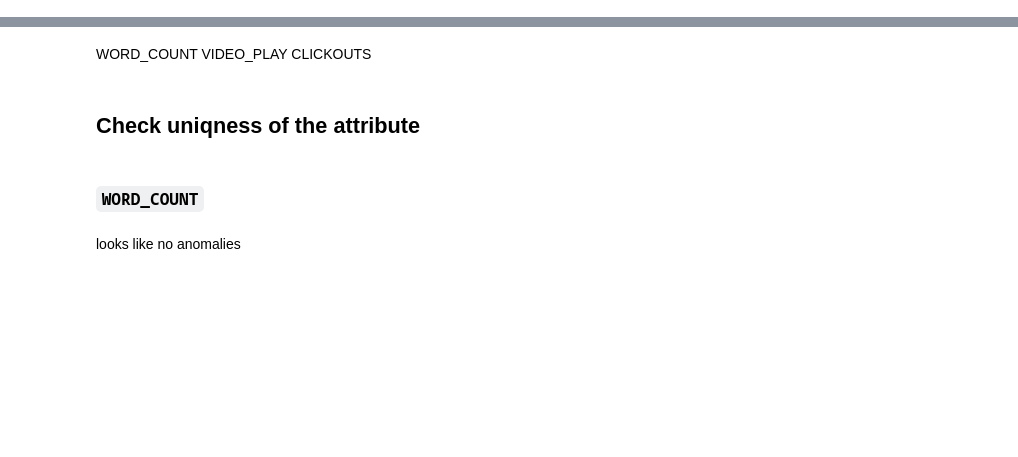
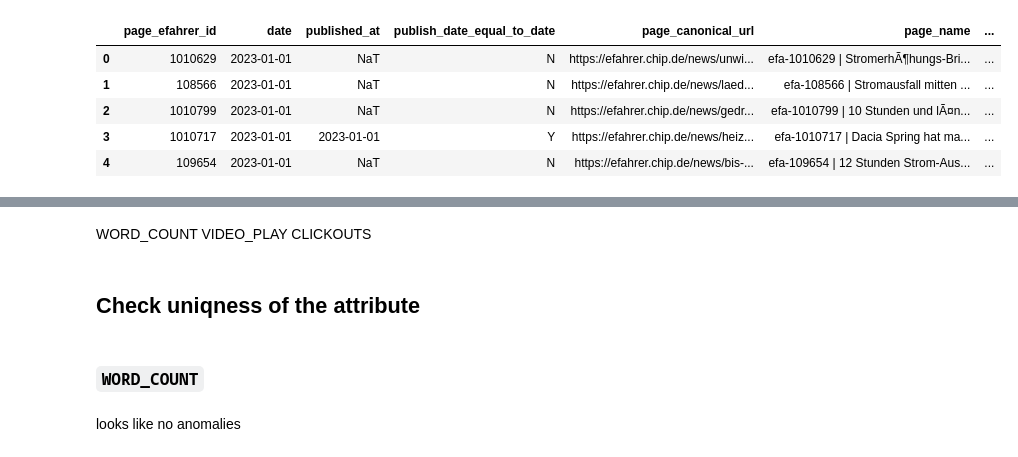
Before and after one commit to RenzoTorrecuso/d-drivers, a Jupyter notebook: notebooks/EDA-katja_part1.ipynb, the cells around one changed output, grey strips where cells are left out. Saved outputs shown, nothing was run; the diff lists cells and outputs as text; code cells hidden in the pictures; blank space fills up the shorter version.

```diff
--- a/notebooks/EDA-katja_part1.ipynb
+++ b/notebooks/EDA-katja_part1.ipynb
@@ -11,0 +47,11 @@ df.info()
+# %%
+old_df = pd.read_excel('../data/discover_0123_0324.xlsx', sheet_name='data')
+old_df.columns = [col.lower() for col in old_df.columns]
+old_df.head()
+# %% [output]
+|  | page_efahrer_id | date | published_at | publish_date_equal_to_date | page_canonical_url | page_name | ... |
+| 0 | 1010629 | 2023-01-01 | NaT | N | https://efahrer.chip.de/news/unwi... | efa-1010629 | StromerhÃ¶hungs-Bri... | ... |
+| 1 | 108566 | 2023-01-01 | NaT | N | https://efahrer.chip.de/news/laed... | efa-108566 | Stromausfall mitten ... | ... |
+| 2 | 1010799 | 2023-01-01 | NaT | N | https://efahrer.chip.de/news/gedr... | efa-1010799 | 10 Stunden und lÃ¤n... | ... |
+| 3 | 1010717 | 2023-01-01 | 2023-01-01 | Y | https://efahrer.chip.de/news/heiz... | efa-1010717 | Dacia Spring hat ma... | ... |
+| 4 | 109654 | 2023-01-01 | NaT | N | https://efahrer.chip.de/news/bis-... | efa-109654 | 12 Stunden Strom-Aus... | ... |
```
Also changed, not shown: parts of 13 cells of this notebook.
